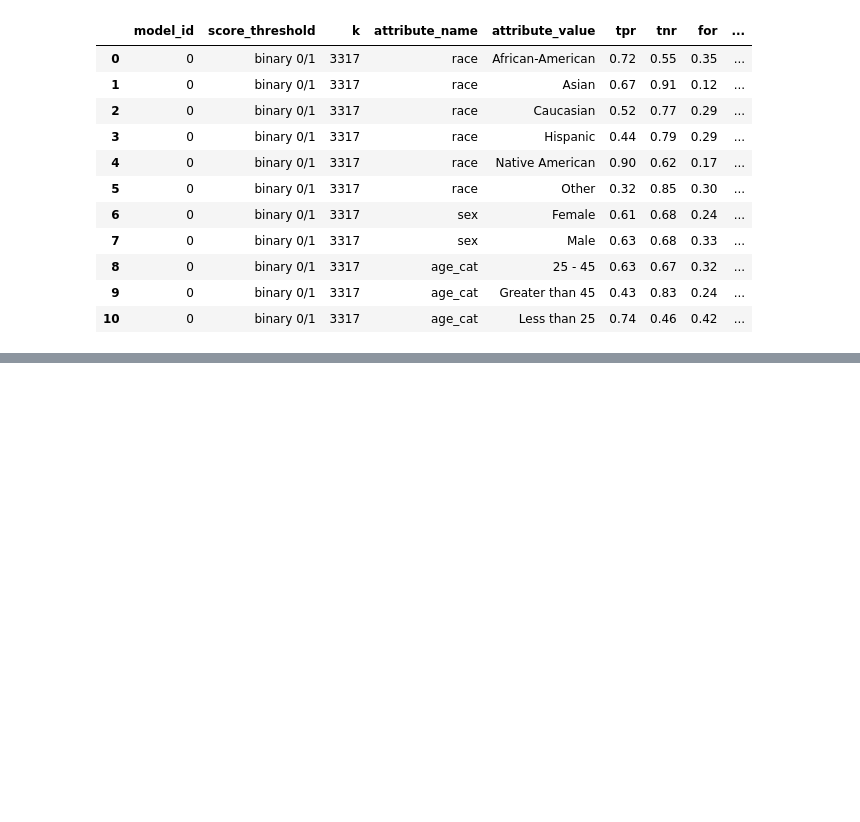
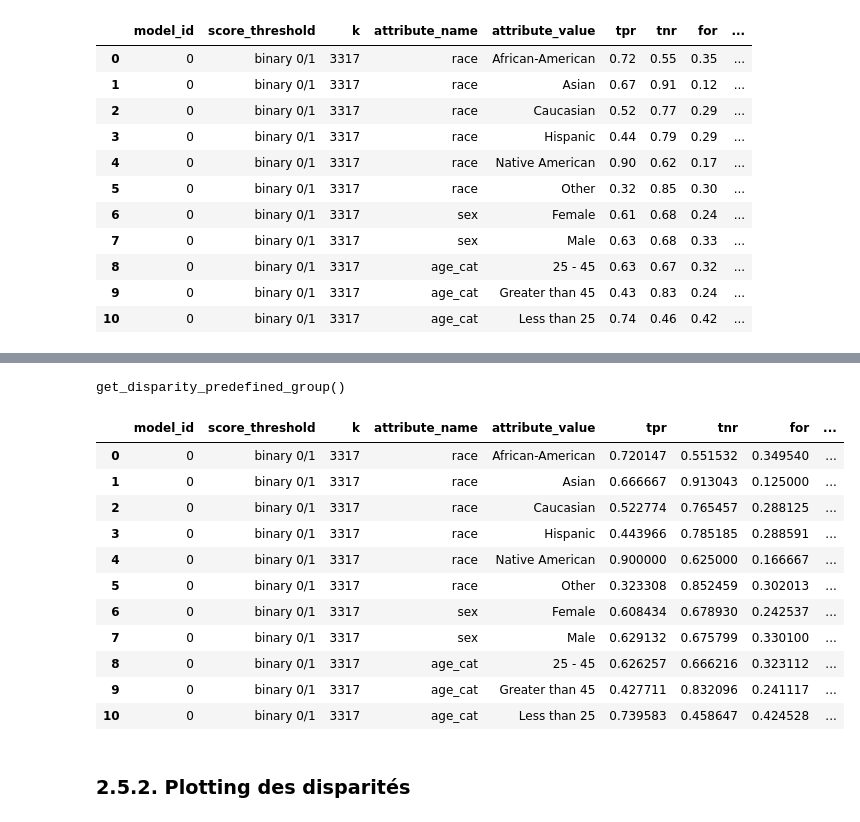
Before and after one commit to chsafouane/aequitas_disc, a Jupyter notebook: notebooks/aequitas_presentation.ipynb, the cells around one changed output, grey strips where cells are left out. Drawn from its saved outputs; the diff is of its cells as text; code cells hidden in the pictures; blank space fills up the shorter version.

```diff
--- a/notebooks/aequitas_presentation.ipynb
+++ b/notebooks/aequitas_presentation.ipynb
@@ -274,0 +296,2 @@ fpr_fnr_plot = aq_plot.plot_group_metric_all(grp_table, metrics=["fpr", "fnr"],
+# %%
+aq_bias = Bias()
@@ -274,0 +303,23 @@ fpr_fnr_plot = aq_plot.plot_group_metric_all(grp_table, metrics=["fpr", "fnr"],
+# %%
+bias_dpg = aq_bias.get_disparity_predefined_groups(grp_table,
+                                           original_df=df_compas,
+                                           ref_groups_dict={'race':'Caucasian', 'sex':'Male', 'age_cat':'25 - 45'})
+# %% [output]
+get_disparity_predefined_group()
+# %%
+bias_dpg
+# %% [output]
+|  | model_id | score_threshold | k | attribute_name | attribute_value | tpr | tnr | for | ... |
+| 0 | 0 | binary 0/1 | 3317 | race | African-American | 0.720147 | 0.551532 | 0.349540 | ... |
+| 1 | 0 | binary 0/1 | 3317 | race | Asian | 0.666667 | 0.913043 | 0.125000 | ... |
+| 2 | 0 | binary 0/1 | 3317 | race | Caucasian | 0.522774 | 0.765457 | 0.288125 | ... |
+| 3 | 0 | binary 0/1 | 3317 | race | Hispanic | 0.443966 | 0.785185 | 0.288591 | ... |
+| 4 | 0 | binary 0/1 | 3317 | race | Native American | 0.900000 | 0.625000 | 0.166667 | ... |
+| 5 | 0 | binary 0/1 | 3317 | race | Other | 0.323308 | 0.852459 | 0.302013 | ... |
+| 6 | 0 | binary 0/1 | 3317 | sex | Female | 0.608434 | 0.678930 | 0.242537 | ... |
+| 7 | 0 | binary 0/1 | 3317 | sex | Male | 0.629132 | 0.675799 | 0.330100 | ... |
+| 8 | 0 | binary 0/1 | 3317 | age_cat | 25 - 45 | 0.626257 | 0.666216 | 0.323112 | ... |
+| 9 | 0 | binary 0/1 | 3317 | age_cat | Greater than 45 | 0.427711 | 0.832096 | 0.241117 | ... |
+| 10 | 0 | binary 0/1 | 3317 | age_cat | Less than 25 | 0.739583 | 0.458647 | 0.424528 | ... |
+# %% [markdown]
+### 2.5.2. Plotting des disparités
```
Also changed, not shown: parts of 23 cells of this notebook.
